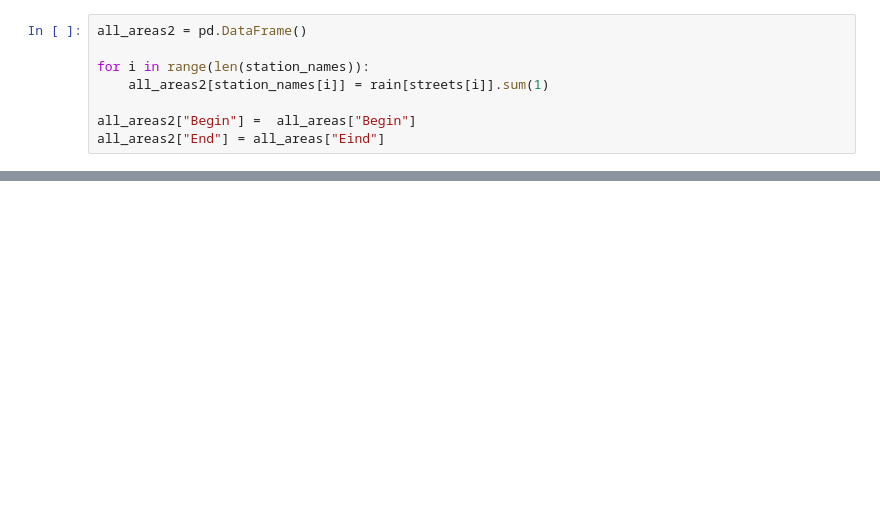
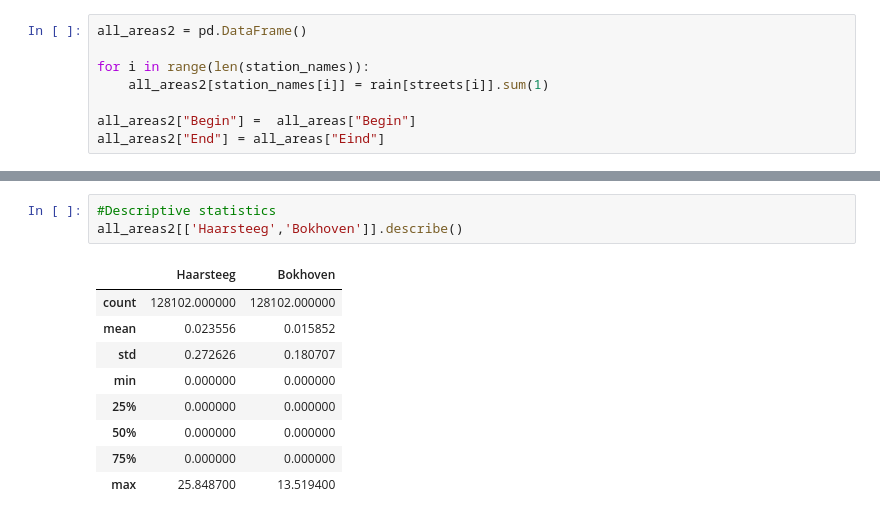
Before and after one commit to rogertian0707/jbg060, a Jupyter notebook: code/rainfall_to_station.ipynb, the cells around one changed output, grey strips where cells are left out. Cells and saved outputs as stored; diff of their text form; blank space fills up the shorter version.

```diff
--- a/code/rainfall_to_station.ipynb
+++ b/code/rainfall_to_station.ipynb
@@ -118,0 +130,13 @@ all_areas2
+# %%
+#Descriptive statistics
+all_areas2[['Haarsteeg','Bokhoven']].describe()
+# %% [output]
+|  | Haarsteeg | Bokhoven |
+| count | 128102.000000 | 128102.000000 |
+| mean | 0.023556 | 0.015852 |
+| std | 0.272626 | 0.180707 |
+| min | 0.000000 | 0.000000 |
+| 25% | 0.000000 | 0.000000 |
+| 50% | 0.000000 | 0.000000 |
+| 75% | 0.000000 | 0.000000 |
+| max | 25.848700 | 13.519400 |
```
Also changed, not shown: parts of 8 cells of this notebook, 3 other files.
